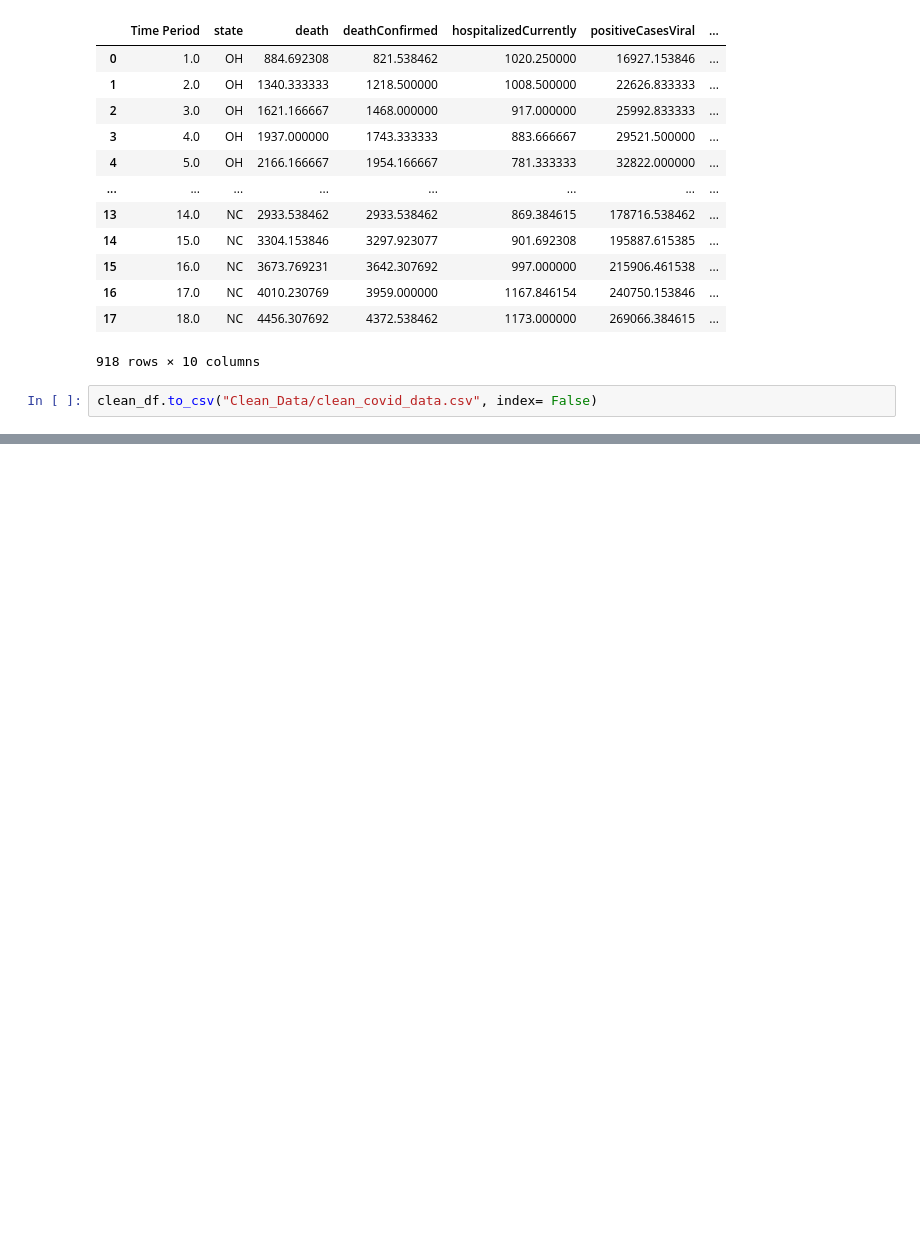
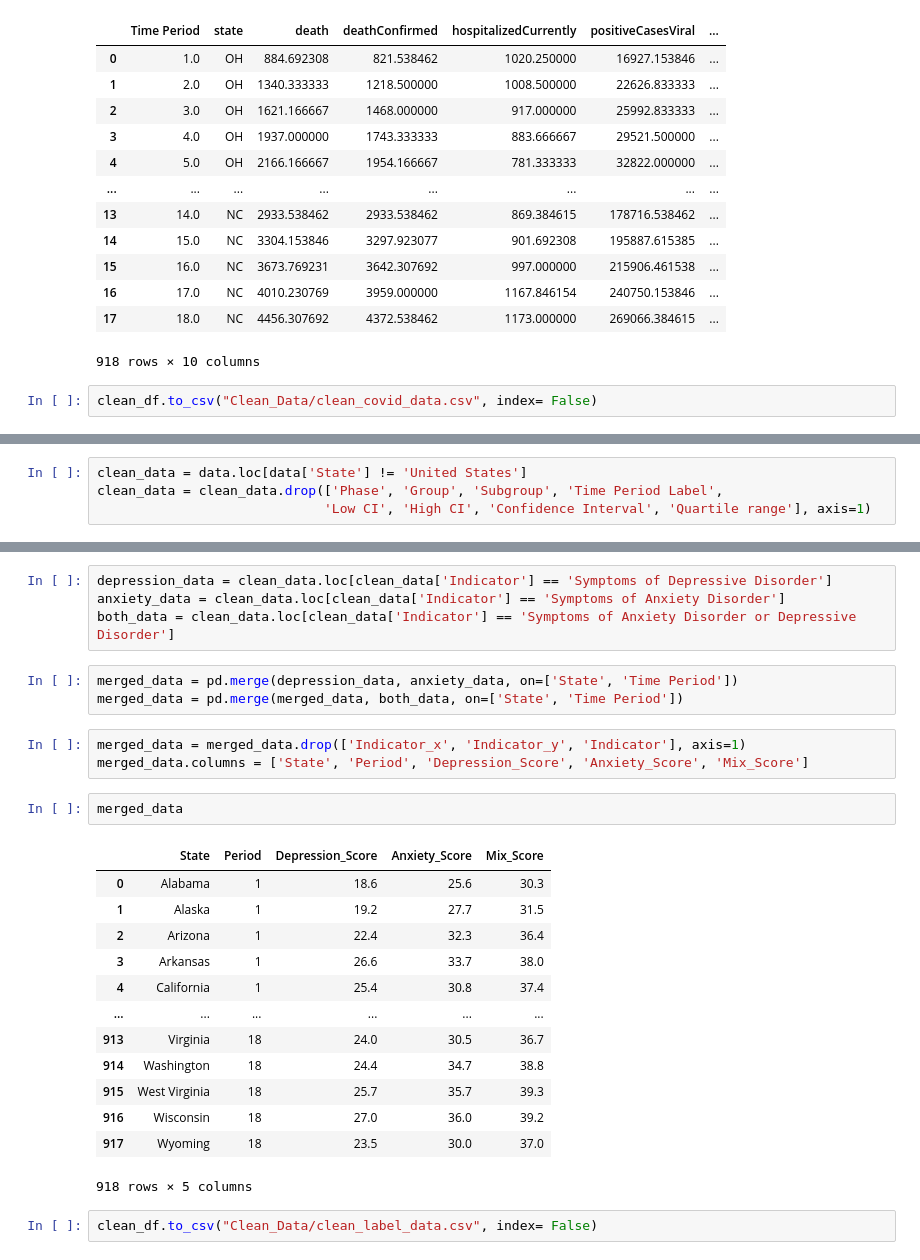
Before and after one commit to sheehy98/CovidMHealth, a Jupyter notebook: clean_data.ipynb, the cells around one changed output, grey strips where cells are left out. Saved outputs shown, nothing was run; the diff lists cells and outputs as text; blank space fills up the shorter version.

Commit message:
cleaned label data

```diff
--- a/clean_data.ipynb
+++ b/clean_data.ipynb
@@ -188,0 +213,4 @@ clean_df.to_csv("Clean_Data/clean_covid_data.csv", index= False)
+# %%
+clean_data = data.loc[data['State'] != 'United States']
+clean_data = clean_data.drop(['Phase', 'Group', 'Subgroup', 'Time Period Label',
+                             'Low CI', 'High CI', 'Confidence Interval', 'Quartile range'], axis=1)
@@ -188,0 +234,28 @@ clean_df.to_csv("Clean_Data/clean_covid_data.csv", index= False)
+# %%
+depression_data = clean_data.loc[clean_data['Indicator'] == 'Symptoms of Depressive Disorder']
+anxiety_data = clean_data.loc[clean_data['Indicator'] == 'Symptoms of Anxiety Disorder']
+both_data = clean_data.loc[clean_data['Indicator'] == 'Symptoms of Anxiety Disorder or Depressive Disorder']
+# %%
+merged_data = pd.merge(depression_data, anxiety_data, on=['State', 'Time Period'])
+merged_data = pd.merge(merged_data, both_data, on=['State', 'Time Period'])
+# %%
+merged_data = merged_data.drop(['Indicator_x', 'Indicator_y', 'Indicator'], axis=1)
+merged_data.columns = ['State', 'Period', 'Depression_Score', 'Anxiety_Score', 'Mix_Score']
+# %%
+merged_data
+# %% [output]
+|  | State | Period | Depression_Score | Anxiety_Score | Mix_Score |
+| 0 | Alabama | 1 | 18.6 | 25.6 | 30.3 |
+| 1 | Alaska | 1 | 19.2 | 27.7 | 31.5 |
+| 2 | Arizona | 1 | 22.4 | 32.3 | 36.4 |
+| 3 | Arkansas | 1 | 26.6 | 33.7 | 38.0 |
+| 4 | California | 1 | 25.4 | 30.8 | 37.4 |
+| ... | ... | ... | ... | ... | ... |
+| 913 | Virginia | 18 | 24.0 | 30.5 | 36.7 |
+| 914 | Washington | 18 | 24.4 | 34.7 | 38.8 |
+| 915 | West Virginia | 18 | 25.7 | 35.7 | 39.3 |
+| 916 | Wisconsin | 18 | 27.0 | 36.0 | 39.2 |
+| 917 | Wyoming | 18 | 23.5 | 30.0 | 37.0 |
+918 rows × 5 columns
+# %%
+clean_df.to_csv("Clean_Data/clean_label_data.csv", index= False)
```
Also changed, not shown: parts of 6 cells of this notebook, 1 other file.
